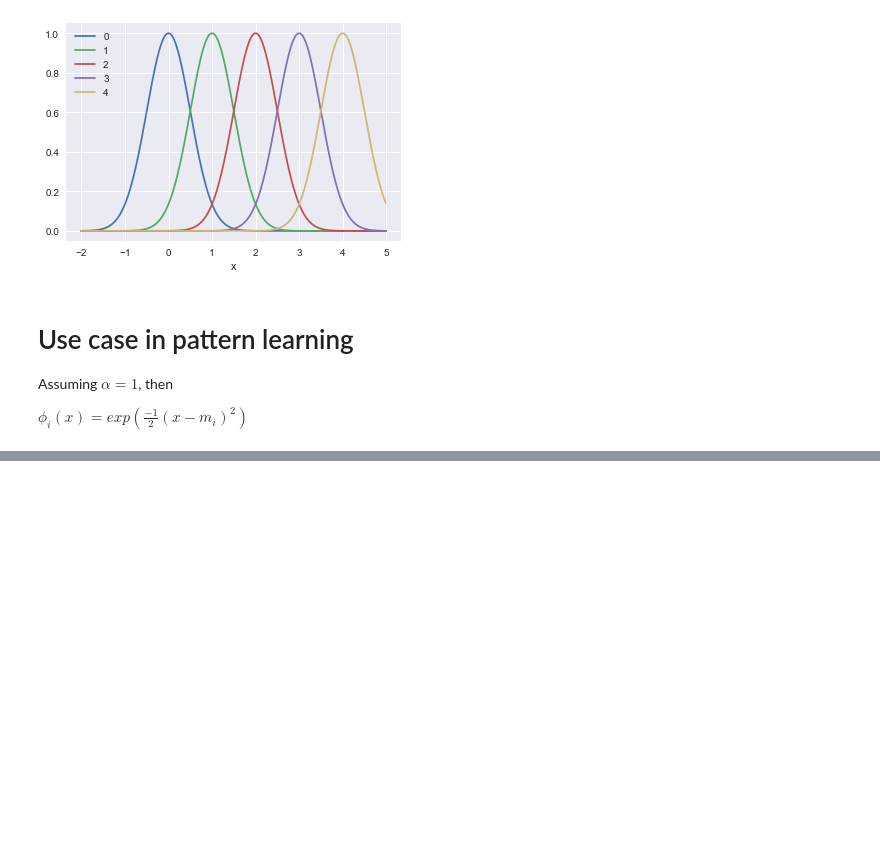
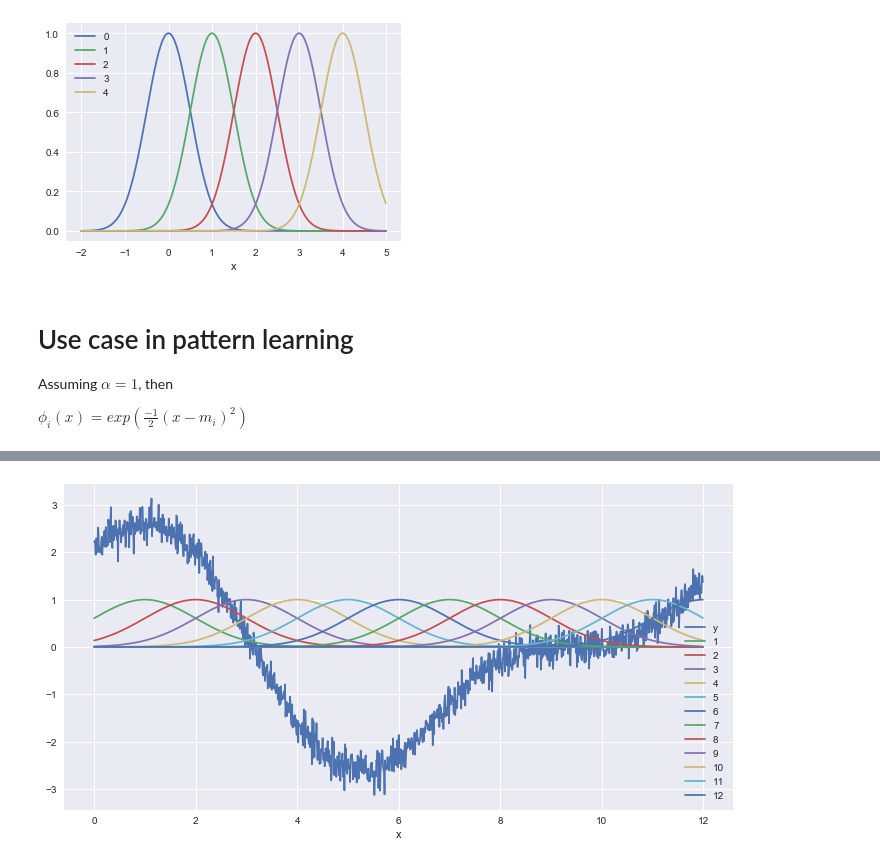
Before and after one commit to caheredia/Radial_Base_Functions, a Jupyter notebook: 2018-08-18_ch_Radial_Base_Functions.ipynb, the cells around one changed output, grey strips where cells are left out. Drawn from its saved outputs; the diff is of its cells as text; code cells hidden in the pictures; blank space fills up the shorter version.

```diff
--- a/2018-08-18_ch_Radial_Base_Functions.ipynb
+++ b/2018-08-18_ch_Radial_Base_Functions.ipynb
@@ -26,4 +11,11 @@ df.head()
+# %%
+def rbf(x, alpha, m):
+    return np.exp(-1/(2*alpha)*(x-m)**2)
 # %%
-## make 4 more radial functions, with different m
-for i in range(1,5):
-    df[str(i)] = np.exp(-1/0.5*(x-i)**2)
+# Generate data with rbf
+x = np.arange(-2, 5, 0.01)
+
+## make 5 radial functions, with different m
+for i in range(5):
+    df[str(i)] = rbf(x,.25,i)
+df.head()
@@ -51,0 +60,3 @@ np.cos(0)
+# %%
+for i in range(1,13):
+    df[str(i)] = rbf(df['x'],1,i)
@@ -51,0 +72,4 @@ np.cos(0)
+# %%
+df.set_index('x').plot(figsize=(12,6));
+# %% [output]
+[figure, added]
```
Also changed, not shown: parts of 9 cells of this notebook.
